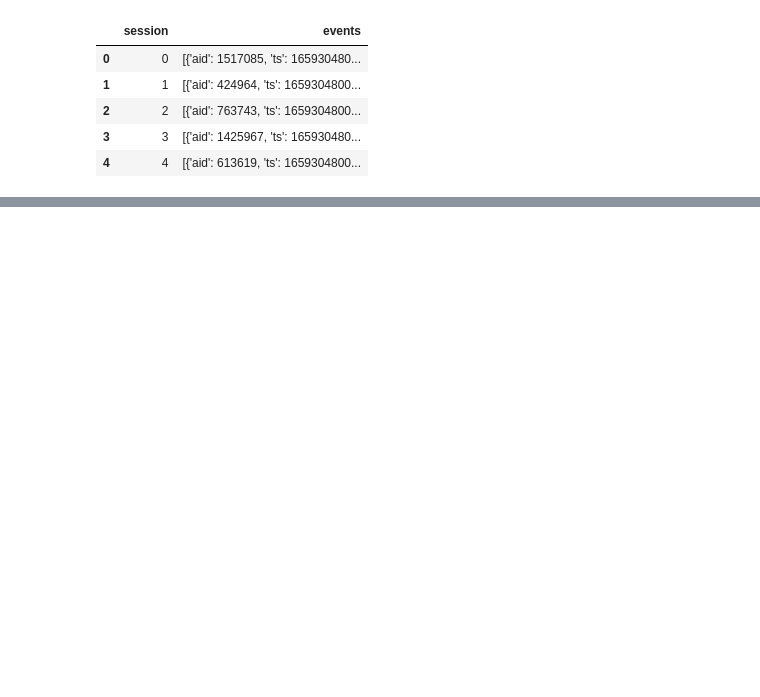
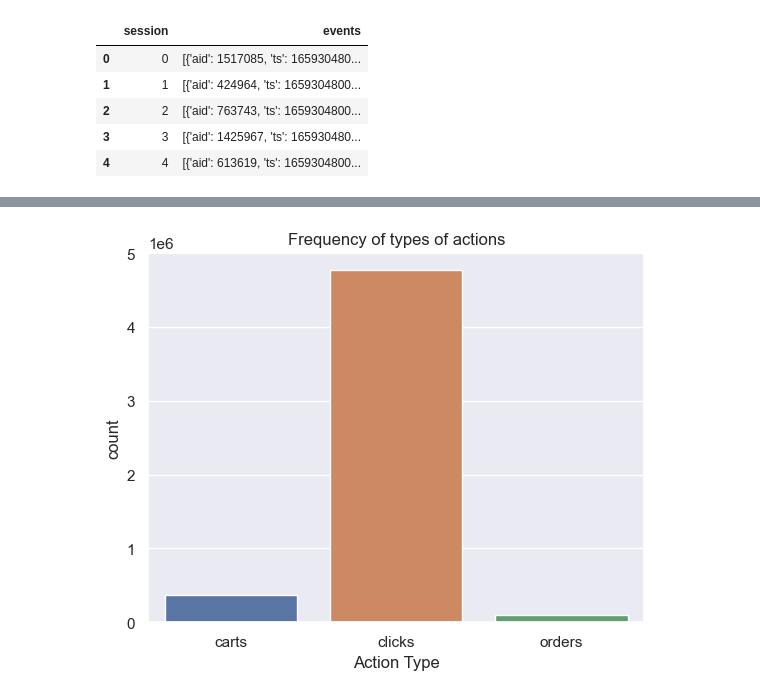
Before and after one commit to axa99/ottp-multi-recs, a Jupyter notebook: ottp-eda_12_05_2022.ipynb, the cells around one changed output, grey strips where cells are left out. Drawn from its saved outputs; the diff is of its cells as text; code cells hidden in the pictures; blank space fills up the shorter version.

Commit message:
add distribution graphs

```diff
--- a/ottp-eda_12_05_2022.ipynb
+++ b/ottp-eda_12_05_2022.ipynb
@@ -2,6 +2,9 @@
 import pandas as pd
 from datetime import datetime
 import json
+import matplotlib.pyplot as plt
+import seaborn as sns
+sns.set_theme()
 # %%
 sample_size = 100000
 train_data_path = 'otto-recommender-system/train.jsonl'
@@ -53,2 +133,2 @@ all_dfs_concat = pd.concat(all_dfs)
 # %%
-all_dfs_concat.to_pickle('./all_dfs_concat.pkl')
+all_dfs_concat = pd.read_pickle("all_dfs_concat.pkl")
@@ -74,0 +135,3 @@ You should consider upgrading via the '/Library/Developer/CommandLineTools/usr/b
+# %%
+# all_dfs_concat.loc[:,'time_stamp'] = all_dfs_concat.loc[:,'ts'].apply(lambda x: pd.to_datetime(datetime.fromtimestamp(x/1000)))
+all_dfs_concat.loc[:,'time_stamp'] = pd.to_datetime(all_dfs_concat['ts'], unit='ms')
@@ -74,0 +209,8 @@ You should consider upgrading via the '/Library/Developer/CommandLineTools/usr/b
+# %%
+# plot the frequency of types of actions
+
+sns.countplot(x='type', data=all_dfs_concat)
+plt.title('Frequency of types of actions')
+plt.xlabel('Action Type');
+# %% [output]
+[figure, added]
```
Also changed, not shown: parts of 19 cells of this notebook.
